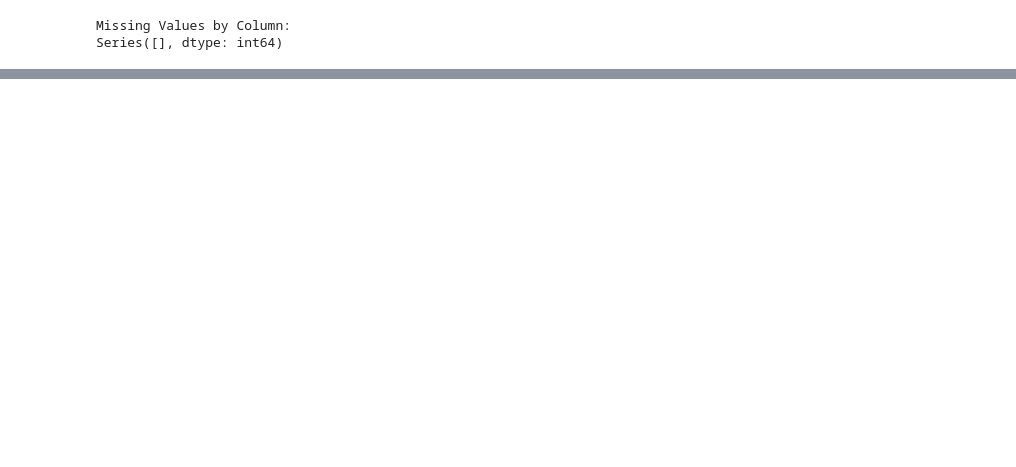
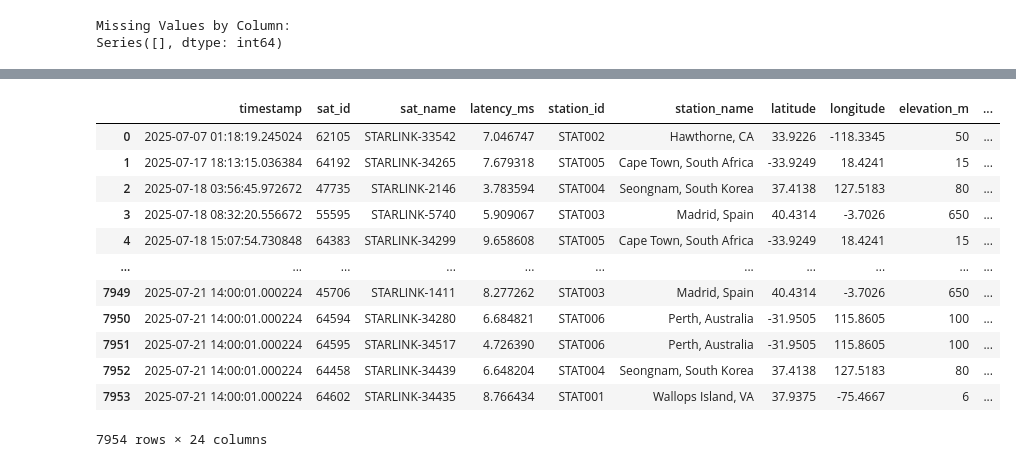
Before and after one commit to tashhalex/DDI-Capstone-Project, a Jupyter notebook: clean_eda.ipynb, the cells around one changed output, grey strips where cells are left out. Saved outputs shown, nothing was run; the diff lists cells and outputs as text; code cells hidden in the pictures; blank space fills up the shorter version.

```diff
--- a/clean_eda.ipynb
+++ b/clean_eda.ipynb
@@ -485,0 +529,37 @@ for var in solar_vars:
+# %%
+merged_df = merged_df.sort_values('timestamp').reset_index(drop=True)
+
+# Hour Bucketed Timestamp
+merged_df['hour_bucket'] = merged_df['timestamp'].dt.floor('H')
+
+# Message count per Hour
+msg_count_per_hour = merged_df.groupby('hour_bucket').size().reset_index(name='msg_count_hour')
+merged_df = merged_df.merge(msg_count_per_hour, on='hour_bucket', how='left')
+
+# Message Count per Satellite per Hour
+msg_count_per_sat_hour = merged_df.groupby(['sat_id', 'hour_bucket']).size().reset_index(name='msg_count_sat_hour')
+merged_df = merged_df.merge(msg_count_per_sat_hour, on=['sat_id', 'hour_bucket'], how='left')
+
+# Rolling Average of Latency (window=50)
+merged_df['rolling_latency_50'] = merged_df['latency_ms'].rolling(window=50, min_periods=1).mean()
+
+# 5️⃣ Time Between Messages (Inter-arrival Time in seconds)
+merged_df['inter_arrival_time'] = merged_df['timestamp'].diff().dt.total_seconds().fillna(0)
+
+# 6️⃣ Cumulative Message Count Since Start
+merged_df['cumulative_msg_count'] = range(1, len(merged_df) + 1)
+merged_df
+# %% [output]
+|  | timestamp | sat_id | sat_name | latency_ms | station_id | station_name | latitude | longitude | elevation_m | ... |
+| 0 | 2025-07-07 01:18:19.245024 | 62105 | STARLINK-33542 | 7.046747 | STAT002 | Hawthorne, CA | 33.9226 | -118.3345 | 50 | ... |
+| 1 | 2025-07-17 18:13:15.036384 | 64192 | STARLINK-34265 | 7.679318 | STAT005 | Cape Town, South Africa | -33.9249 | 18.4241 | 15 | ... |
+| 2 | 2025-07-18 03:56:45.972672 | 47735 | STARLINK-2146 | 3.783594 | STAT004 | Seongnam, South Korea | 37.4138 | 127.5183 | 80 | ... |
+| 3 | 2025-07-18 08:32:20.556672 | 55595 | STARLINK-5740 | 5.909067 | STAT003 | Madrid, Spain | 40.4314 | -3.7026 | 650 | ... |
+| 4 | 2025-07-18 15:07:54.730848 | 64383 | STARLINK-34299 | 9.658608 | STAT005 | Cape Town, South Africa | -33.9249 | 18.4241 | 15 | ... |
+| ... | ... | ... | ... | ... | ... | ... | ... | ... | ... | ... |
+| 7949 | 2025-07-21 14:00:01.000224 | 45706 | STARLINK-1411 | 8.277262 | STAT003 | Madrid, Spain | 40.4314 | -3.7026 | 650 | ... |
+| 7950 | 2025-07-21 14:00:01.000224 | 64594 | STARLINK-34280 | 6.684821 | STAT006 | Perth, Australia | -31.9505 | 115.8605 | 100 | ... |
+| 7951 | 2025-07-21 14:00:01.000224 | 64595 | STARLINK-34517 | 4.726390 | STAT006 | Perth, Australia | -31.9505 | 115.8605 | 100 | ... |
+| 7952 | 2025-07-21 14:00:01.000224 | 64458 | STARLINK-34439 | 6.648204 | STAT004 | Seongnam, South Korea | 37.4138 | 127.5183 | 80 | ... |
+| 7953 | 2025-07-21 14:00:01.000224 | 64602 | STARLINK-34435 | 8.766434 | STAT001 | Wallops Island, VA | 37.9375 | -75.4667 | 6 | ... |
+7954 rows × 24 columns
```
Also changed, not shown: parts of 14 cells of this notebook, 22 other files.
